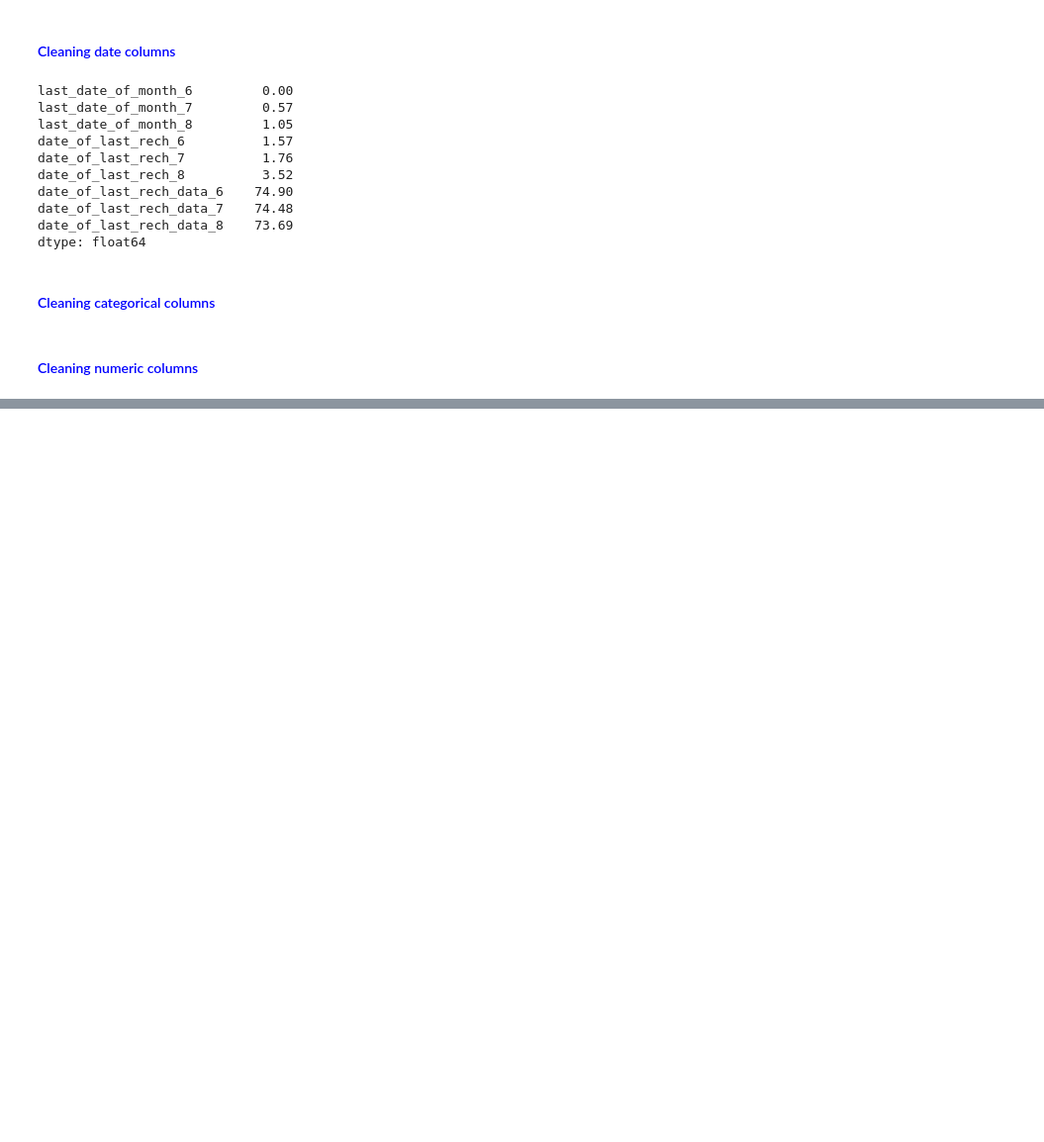
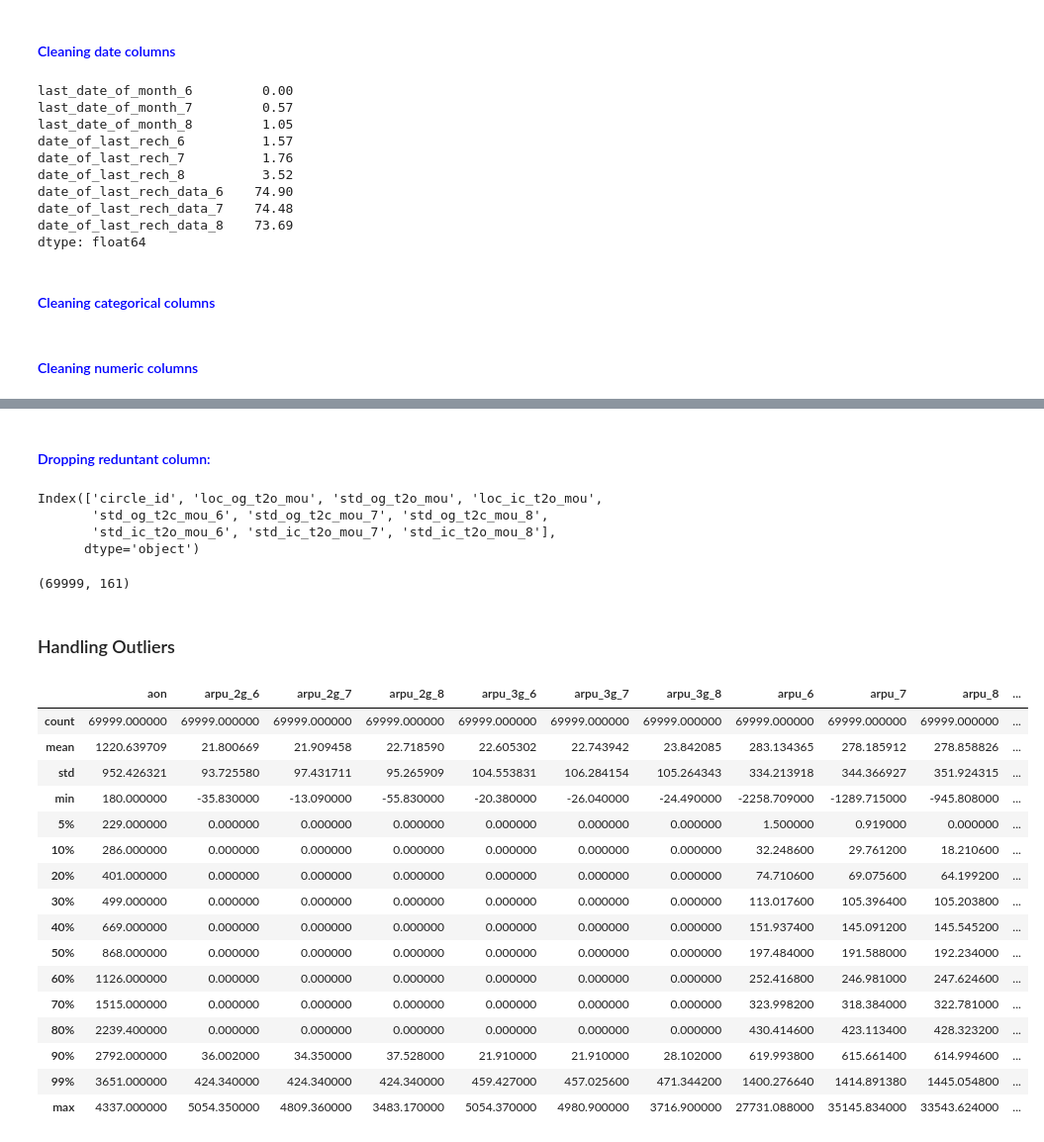
Before and after one commit to Veneeshkrishnan/Telecom_churn_case_study, a Jupyter notebook: Telecom_churn_case_study.ipynb, the cells around one changed output, grey strips where cells are left out. Shown: that part at 99% size. Cells and saved outputs as stored; diff of their text form; code cells hidden in the pictures; blank space fills up the shorter version.

```diff
--- a/Telecom_churn_case_study.ipynb
+++ b/Telecom_churn_case_study.ipynb
@@ -217,0 +245,12 @@ print("Number of duplicate columns :",duplicate_cols(telecom))
+# %% [markdown]
+#### <font color="blue">Dropping reduntant column:
+# %%
+# Checking for columns having same values throughout the column
+nunique = telecom.nunique()
+Need_to_drop = nunique[nunique == 1].index
+Need_to_drop
+# %% [output]
+Index(['circle_id', 'loc_og_t2o_mou', 'std_og_t2o_mou', 'loc_ic_t2o_mou',
+       'std_og_t2c_mou_6', 'std_og_t2c_mou_7', 'std_og_t2c_mou_8',
+       'std_ic_t2o_mou_6', 'std_ic_t2o_mou_7', 'std_ic_t2o_mou_8'],
+      dtype='object')
@@ -217,0 +261,29 @@ print("Number of duplicate columns :",duplicate_cols(telecom))
+# %%
+# Checking the shape of the dataset
+telecom.shape
+# %% [output]
+(69999, 161)
+# %% [markdown]
+### Handling Outliers
+# %%
+# Checking for outliers using statistical summary
+num_cols = num_cols.difference(Need_to_drop)
+telecom[num_cols].describe(percentiles=[.05,.1,.2,.3,.4,.5,.6,.7,.8,.9,.99])
+# %% [output]
+|  | aon | arpu_2g_6 | arpu_2g_7 | arpu_2g_8 | arpu_3g_6 | arpu_3g_7 | arpu_3g_8 | arpu_6 | arpu_7 | arpu_8 | ... |
+| count | 69999.000000 | 69999.000000 | 69999.000000 | 69999.000000 | 69999.000000 | 69999.000000 | 69999.000000 | 69999.000000 | 69999.000000 | 69999.000000 | ... |
+| mean | 1220.639709 | 21.800669 | 21.909458 | 22.718590 | 22.605302 | 22.743942 | 23.842085 | 283.134365 | 278.185912 | 278.858826 | ... |
+| std | 952.426321 | 93.725580 | 97.431711 | 95.265909 | 104.553831 | 106.284154 | 105.264343 | 334.213918 | 344.366927 | 351.924315 | ... |
+| min | 180.000000 | -35.830000 | -13.090000 | -55.830000 | -20.380000 | -26.040000 | -24.490000 | -2258.709000 | -1289.715000 | -945.808000 | ... |
+| 5% | 229.000000 | 0.000000 | 0.000000 | 0.000000 | 0.000000 | 0.000000 | 0.000000 | 1.500000 | 0.919000 | 0.000000 | ... |
+| 10% | 286.000000 | 0.000000 | 0.000000 | 0.000000 | 0.000000 | 0.000000 | 0.000000 | 32.248600 | 29.761200 | 18.210600 | ... |
+| 20% | 401.000000 | 0.000000 | 0.000000 | 0.000000 | 0.000000 | 0.000000 | 0.000000 | 74.710600 | 69.075600 | 64.199200 | ... |
+| 30% | 499.000000 | 0.000000 | 0.000000 | 0.000000 | 0.000000 | 0.000000 | 0.000000 | 113.017600 | 105.396400 | 105.203800 | ... |
+| 40% | 669.000000 | 0.000000 | 0.000000 | 0.000000 | 0.000000 | 0.000000 | 0.000000 | 151.937400 | 145.091200 | 145.545200 | ... |
+| 50% | 868.000000 | 0.000000 | 0.000000 | 0.000000 | 0.000000 | 0.000000 | 0.000000 | 197.484000 | 191.588000 | 192.234000 | ... |
+| 60% | 1126.000000 | 0.000000 | 0.000000 | 0.000000 | 0.000000 | 0.000000 | 0.000000 | 252.416800 | 246.981000 | 247.624600 | ... |
+| 70% | 1515.000000 | 0.000000 | 0.000000 | 0.000000 | 0.000000 | 0.000000 | 0.000000 | 323.998200 | 318.384000 | 322.781000 | ... |
+| 80% | 2239.400000 | 0.000000 | 0.000000 | 0.000000 | 0.000000 | 0.000000 | 0.000000 | 430.414600 | 423.113400 | 428.323200 | ... |
+| 90% | 2792.000000 | 36.002000 | 34.350000 | 37.528000 | 21.910000 | 21.910000 | 28.102000 | 619.993800 | 615.661400 | 614.994600 | ... |
+| 99% | 3651.000000 | 424.340000 | 424.340000 | 424.340000 | 459.427000 | 457.025600 | 471.344200 | 1400.276640 | 1414.891380 | 1445.054800 | ... |
+| max | 4337.000000 | 5054.350000 | 4809.360000 | 3483.170000 | 5054.370000 | 4980.900000 | 3716.900000 | 27731.088000 | 35145.834000 | 33543.624000 | ... |
```
Also changed, not shown: parts of 48 cells of this notebook.
